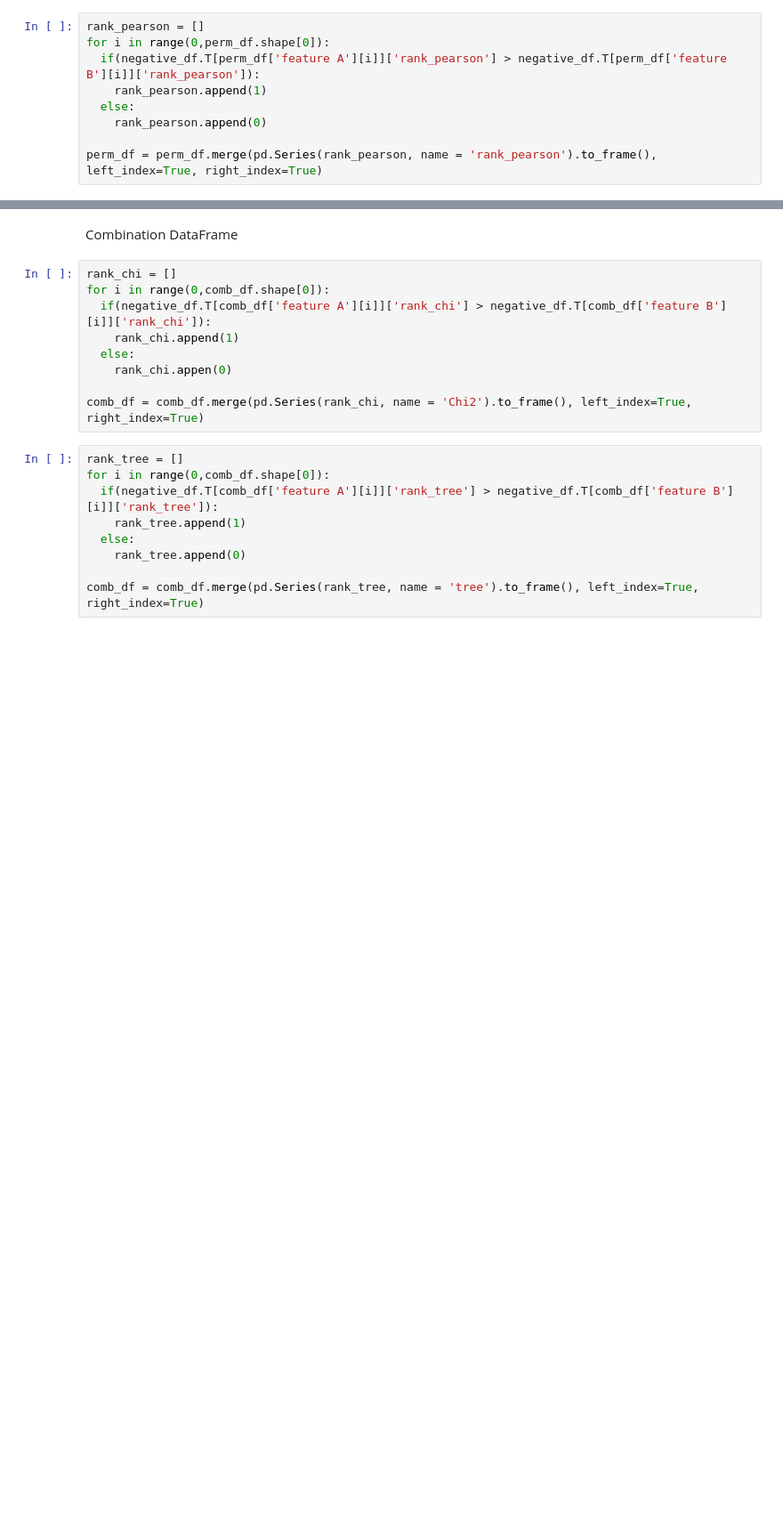
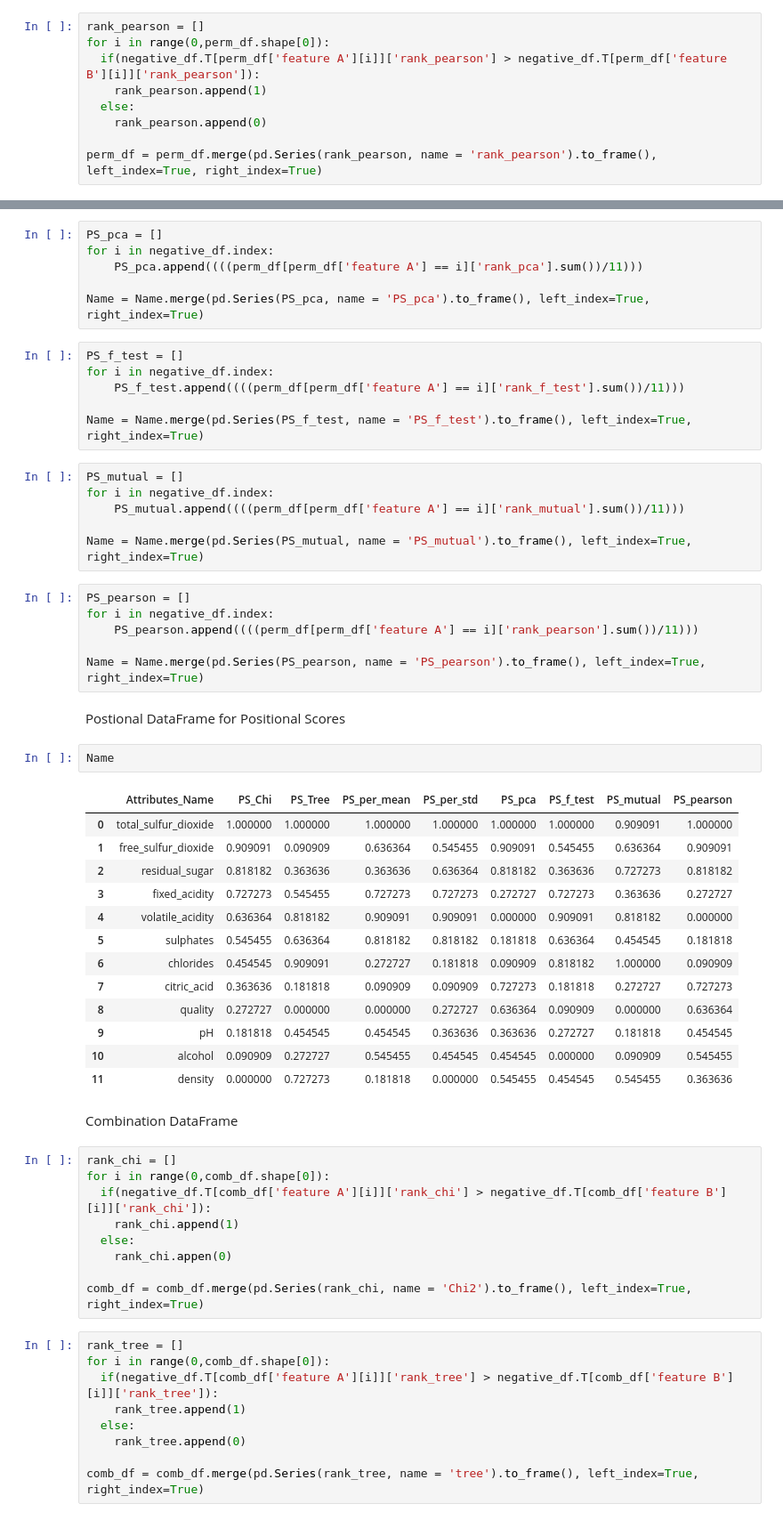
Before and after one commit to Noob919/Feature_selection, a Jupyter notebook: OWA_WINE.ipynb, the cells around one changed output, grey strips where cells are left out. Shown at 89% size. Saved outputs shown, nothing was run; the diff lists cells and outputs as text; blank space fills up the shorter version.

```diff
--- a/OWA_WINE.ipynb
+++ b/OWA_WINE.ipynb
@@ -160,3 +188,45 @@ perm_df.head(25)
+# %%
+PS_pca = []
+for i in negative_df.index:
+    PS_pca.append((((perm_df[perm_df['feature A'] == i]['rank_pca'].sum())/11)))
+
+Name = Name.merge(pd.Series(PS_pca, name = 'PS_pca').to_frame(), left_index=True, right_index=True)
+# %%
+PS_f_test = []
+for i in negative_df.index:
+    PS_f_test.append((((perm_df[perm_df['feature A'] == i]['rank_f_test'].sum())/11)))
+
+Name = Name.merge(pd.Series(PS_f_test, name = 'PS_f_test').to_frame(), left_index=True, right_index=True)
+# %%
+PS_mutual = []
+for i in negative_df.index:
+    PS_mutual.append((((perm_df[perm_df['feature A'] == i]['rank_mutual'].sum())/11)))
+
+Name = Name.merge(pd.Series(PS_mutual, name = 'PS_mutual').to_frame(), left_index=True, right_index=True)
+# %%
+PS_pearson = []
+for i in negative_df.index:
+    PS_pearson.append((((perm_df[perm_df['feature A'] == i]['rank_pearson'].sum())/11)))
+
+Name = Name.merge(pd.Series(PS_pearson, name = 'PS_pearson').to_frame(), left_index=True, right_index=True)
+# %% [markdown]
+Postional DataFrame for Positional Scores
+# %%
+Name
+# %% [output]
+|  | Attributes_Name | PS_Chi | PS_Tree | PS_per_mean | PS_per_std | PS_pca | PS_f_test | PS_mutual | PS_pearson |
+| 0 | total_sulfur_dioxide | 1.000000 | 1.000000 | 1.000000 | 1.000000 | 1.000000 | 1.000000 | 0.909091 | 1.000000 |
+| 1 | free_sulfur_dioxide | 0.909091 | 0.090909 | 0.636364 | 0.545455 | 0.909091 | 0.545455 | 0.636364 | 0.909091 |
+| 2 | residual_sugar | 0.818182 | 0.363636 | 0.363636 | 0.636364 | 0.818182 | 0.363636 | 0.727273 | 0.818182 |
+| 3 | fixed_acidity | 0.727273 | 0.545455 | 0.727273 | 0.727273 | 0.272727 | 0.727273 | 0.363636 | 0.272727 |
+| 4 | volatile_acidity | 0.636364 | 0.818182 | 0.909091 | 0.909091 | 0.000000 | 0.909091 | 0.818182 | 0.000000 |
+| 5 | sulphates | 0.545455 | 0.636364 | 0.818182 | 0.818182 | 0.181818 | 0.636364 | 0.454545 | 0.181818 |
+| 6 | chlorides | 0.454545 | 0.909091 | 0.272727 | 0.181818 | 0.090909 | 0.818182 | 1.000000 | 0.090909 |
+| 7 | citric_acid | 0.363636 | 0.181818 | 0.090909 | 0.090909 | 0.727273 | 0.181818 | 0.272727 | 0.727273 |
+| 8 | quality | 0.272727 | 0.000000 | 0.000000 | 0.272727 | 0.636364 | 0.090909 | 0.000000 | 0.636364 |
+| 9 | pH | 0.181818 | 0.454545 | 0.454545 | 0.363636 | 0.363636 | 0.272727 | 0.181818 | 0.454545 |
+| 10 | alcohol | 0.090909 | 0.272727 | 0.545455 | 0.454545 | 0.454545 | 0.000000 | 0.090909 | 0.545455 |
+| 11 | density | 0.000000 | 0.727273 | 0.181818 | 0.000000 | 0.545455 | 0.454545 | 0.545455 | 0.363636 |
 # %% [markdown]
 Combination DataFrame
 # %%
```
Also changed, not shown: parts of 13 cells of this notebook.
